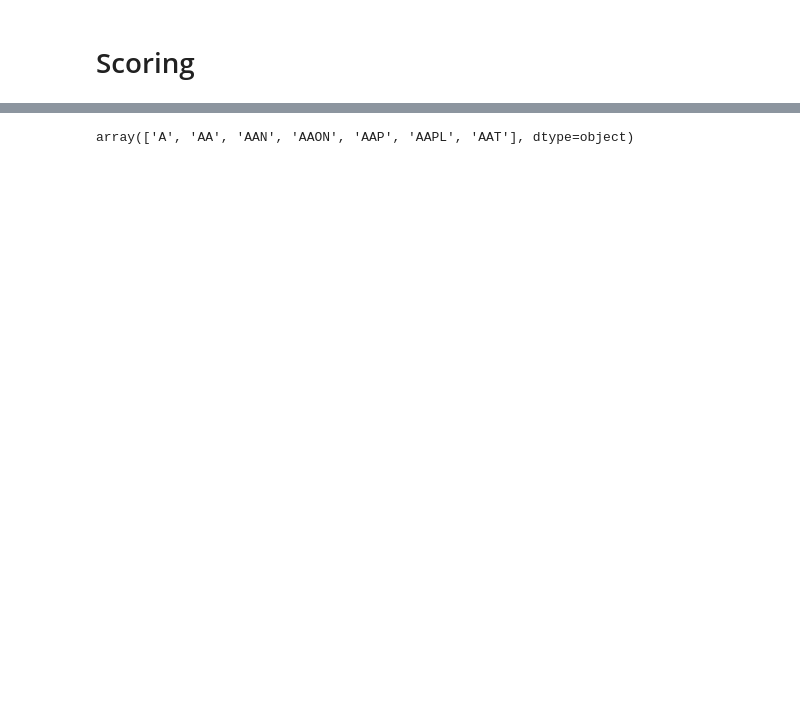
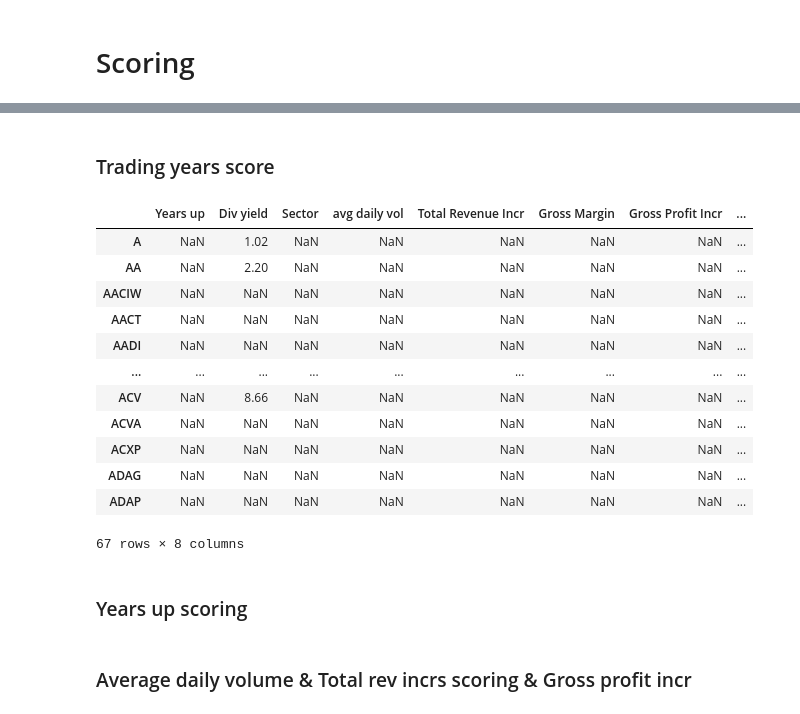
Before and after one commit to Idanq1/Stocks-Strategies, a Jupyter notebook: Investing/Checklist.ipynb, the cells around one changed output, grey strips where cells are left out. Saved outputs shown, nothing was run; the diff lists cells and outputs as text; code cells hidden in the pictures; blank space fills up the shorter version.

```diff
--- a/Investing/Checklist.ipynb
+++ b/Investing/Checklist.ipynb
@@ -207,6 +207,30 @@ scores
-# %%
-a = stocks_checklist["Div yield"].dropna()
-np.array(a.values)
-stocks = np.array(a.index)
-# %% [output]
-array(['A', 'AA', 'AAN', 'AAON', 'AAP', 'AAPL', 'AAT'], dtype=object)
+# %% [markdown]
+### Trading years score
+# %%
+def ty_func(values):
+    # Linear
+    max_years = max(values)
+    f = values/(max_years/10)
+    return f
+# %%
+ty_values = stocks_checklist["Trading years"]
+ty_scores = ty_func(ty_values)
+# ty_scores
+scores["Trading years"] = ty_scores
+scores
+# %% [output]
+|  | Years up | Div yield | Sector | avg daily vol | Total Revenue Incr | Gross Margin | Gross Profit Incr | ... |
+| A | NaN | 1.02 | NaN | NaN | NaN | NaN | NaN | ... |
+| AA | NaN | 2.20 | NaN | NaN | NaN | NaN | NaN | ... |
+| AACIW | NaN | NaN | NaN | NaN | NaN | NaN | NaN | ... |
+| AACT | NaN | NaN | NaN | NaN | NaN | NaN | NaN | ... |
+| AADI | NaN | NaN | NaN | NaN | NaN | NaN | NaN | ... |
+| ... | ... | ... | ... | ... | ... | ... | ... | ... |
+| ACV | NaN | 8.66 | NaN | NaN | NaN | NaN | NaN | ... |
+| ACVA | NaN | NaN | NaN | NaN | NaN | NaN | NaN | ... |
+| ACXP | NaN | NaN | NaN | NaN | NaN | NaN | NaN | ... |
+| ADAG | NaN | NaN | NaN | NaN | NaN | NaN | NaN | ... |
+| ADAP | NaN | NaN | NaN | NaN | NaN | NaN | NaN | ... |
+67 rows × 8 columns
+# %% [markdown]
+### Years up scoring
@@ -212,0 +246,2 @@ array(['A', 'AA', 'AAN', 'AAON', 'AAP', 'AAPL', 'AAT'], dtype=object)
+# %% [markdown]
+### Average daily volume & Total rev incrs scoring & Gross profit incr
```
Also changed, not shown: parts of 19 cells of this notebook.
